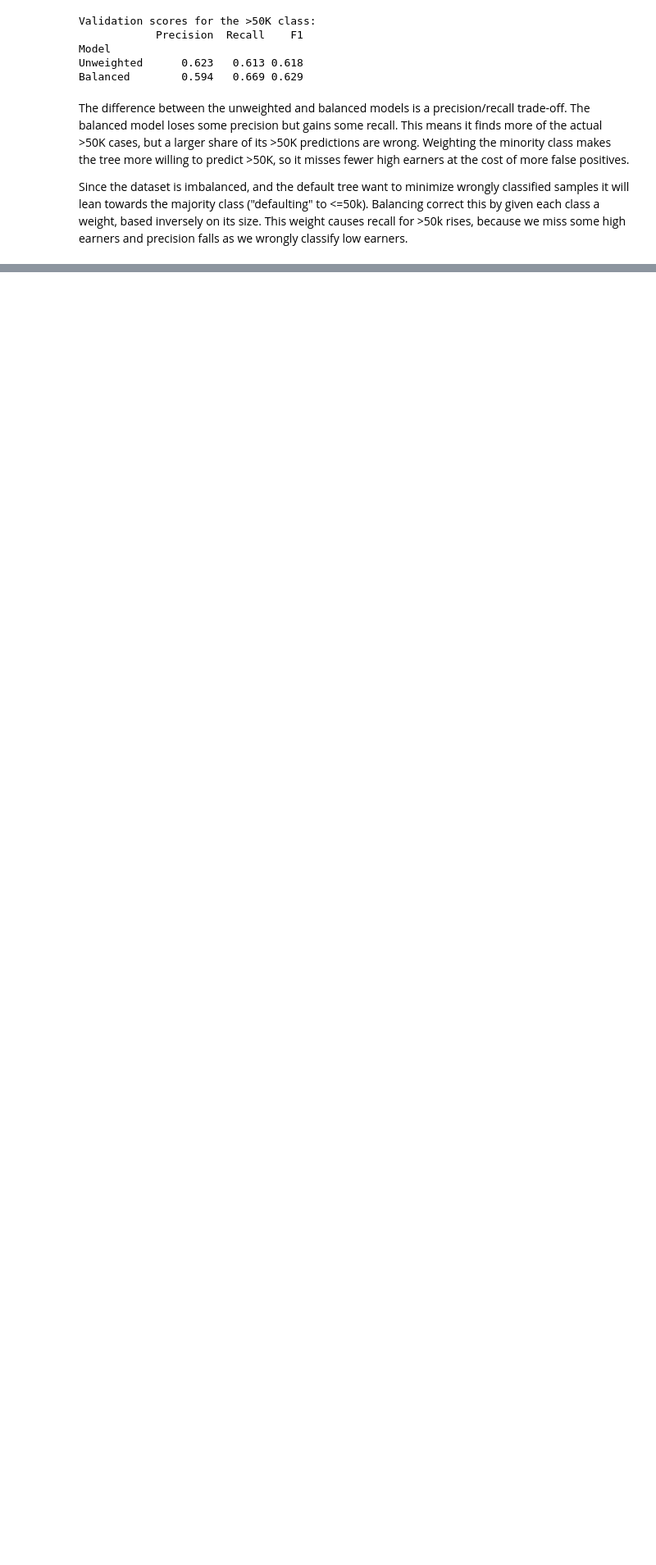
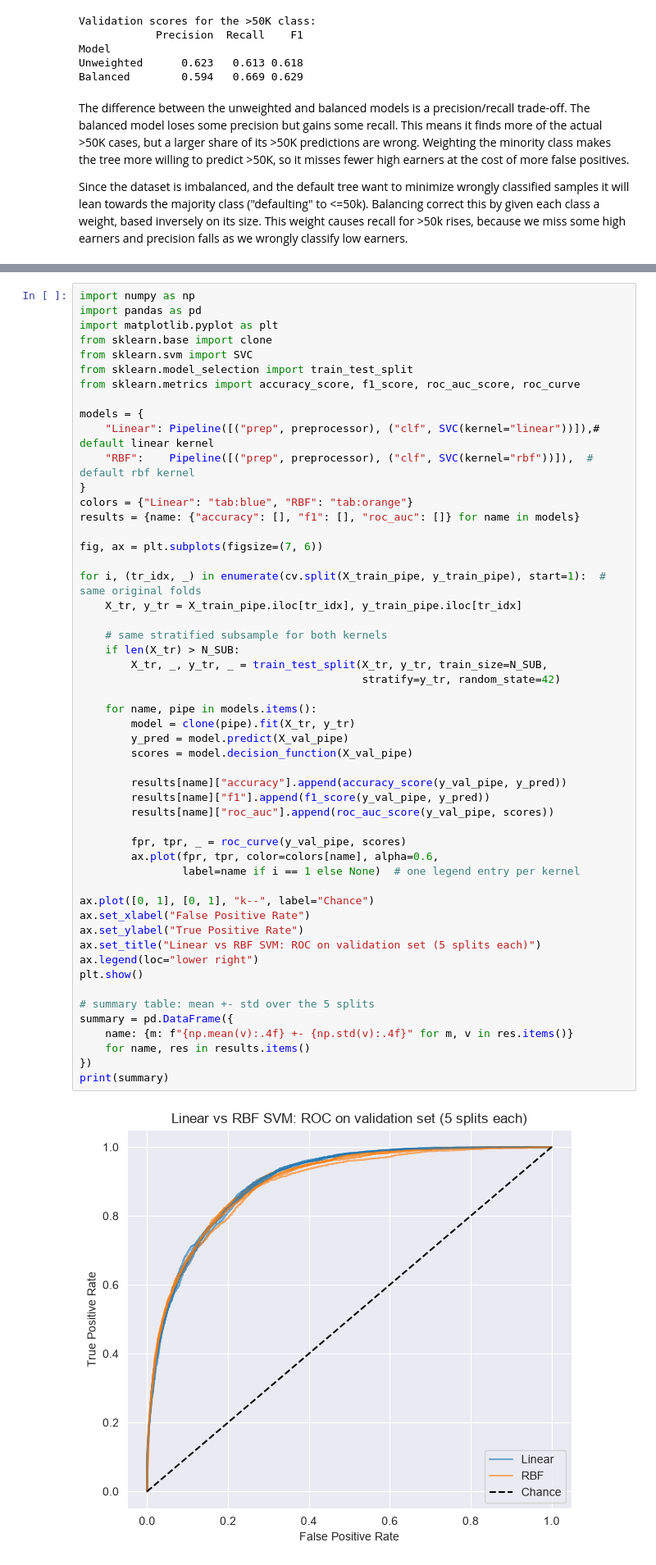
Before and after one commit to Erikth2104/ML_assignments, a Jupyter notebook: OBLIG_2/oblig2.ipynb, the cells around one changed output, grey strips where cells are left out. Shown at 82% size. Drawn from its saved outputs; the diff is of its cells as text; blank space fills up the shorter version.

```diff
--- a/OBLIG_2/oblig2.ipynb
+++ b/OBLIG_2/oblig2.ipynb
@@ -1265,0 +1315,54 @@ Since the dataset is imbalanced, and the default tree want to minimize wrongly c
+# %%
+import numpy as np
+import pandas as pd
+import matplotlib.pyplot as plt
+from sklearn.base import clone
+from sklearn.svm import SVC
+from sklearn.model_selection import train_test_split
+from sklearn.metrics import accuracy_score, f1_score, roc_auc_score, roc_curve
+
+models = {
+    "Linear": Pipeline([("prep", preprocessor), ("clf", SVC(kernel="linear"))]),# default linear kernel
+    "RBF":    Pipeline([("prep", preprocessor), ("clf", SVC(kernel="rbf"))]),  # default rbf kernel
+}
+colors = {"Linear": "tab:blue", "RBF": "tab:orange"}
+results = {name: {"accuracy": [], "f1": [], "roc_auc": []} for name in models}
+
+fig, ax = plt.subplots(figsize=(7, 6))
+
+for i, (tr_idx, _) in enumerate(cv.split(X_train_pipe, y_train_pipe), start=1):  # same original folds
+    X_tr, y_tr = X_train_pipe.iloc[tr_idx], y_train_pipe.iloc[tr_idx]
+
+    # same stratified subsample for both kernels
+    if len(X_tr) > N_SUB:
+        X_tr, _, y_tr, _ = train_test_split(X_tr, y_tr, train_size=N_SUB,
+                                            stratify=y_tr, random_state=42)
+
+    for name, pipe in models.items():
+        model = clone(pipe).fit(X_tr, y_tr)
+        y_pred = model.predict(X_val_pipe)
+        scores = model.decision_function(X_val_pipe)
+
+        results[name]["accuracy"].append(accuracy_score(y_val_pipe, y_pred))
+        results[name]["f1"].append(f1_score(y_val_pipe, y_pred))
+        results[name]["roc_auc"].append(roc_auc_score(y_val_pipe, scores))
+
+        fpr, tpr, _ = roc_curve(y_val_pipe, scores)
+        ax.plot(fpr, tpr, color=colors[name], alpha=0.6,
+                label=name if i == 1 else None)  # one legend entry per kernel
+
+ax.plot([0, 1], [0, 1], "k--", label="Chance")
+ax.set_xlabel("False Positive Rate")
+ax.set_ylabel("True Positive Rate")
+ax.set_title("Linear vs RBF SVM: ROC on validation set (5 splits each)")
+ax.legend(loc="lower right")
+plt.show()
+
+# summary table: mean +- std over the 5 splits
+summary = pd.DataFrame({
+    name: {m: f"{np.mean(v):.4f} +- {np.std(v):.4f}" for m, v in res.items()}
+    for name, res in results.items()
+})
+print(summary)
+# %% [output]
+[figure, added]
```
Also changed, not shown: parts of 16 cells of this notebook.
